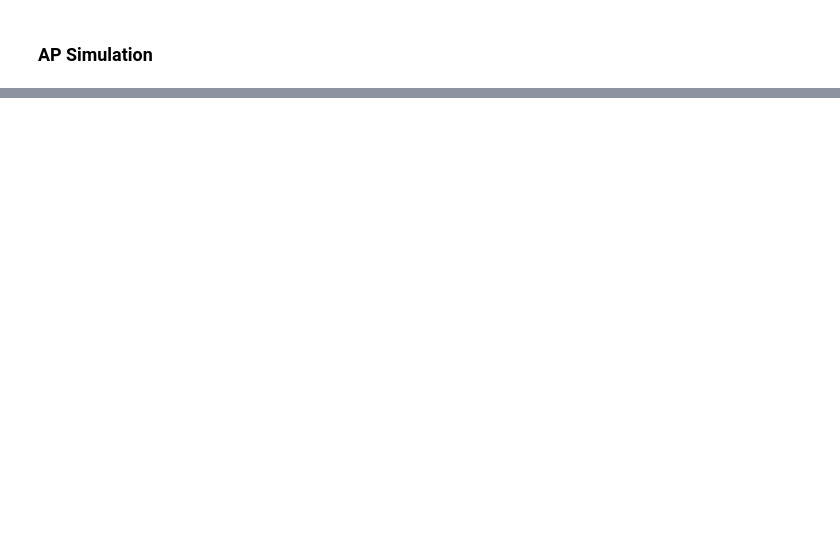
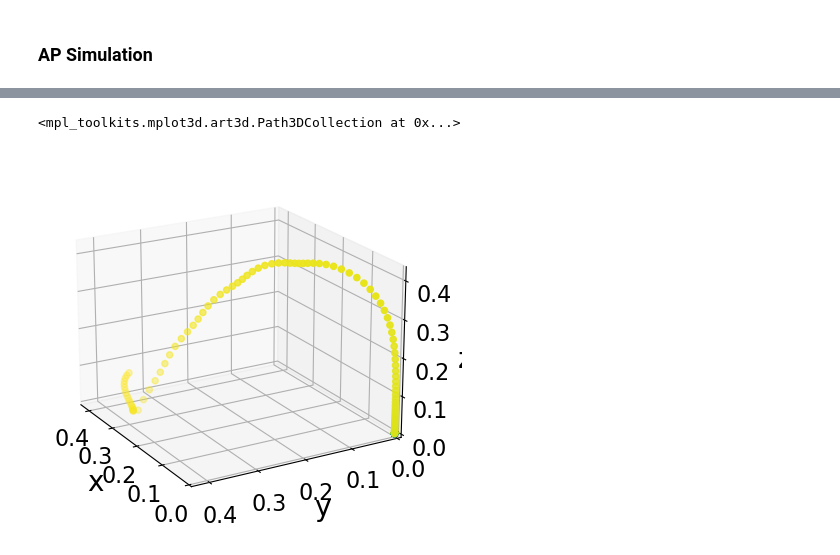
Before and after one commit to allanwzhang/multirotor, a Jupyter notebook: Detailed Demo.ipynb, the cells around one changed output, grey strips where cells are left out. Drawn from its saved outputs; the diff is of its cells as text; code cells hidden in the pictures; blank space fills up the shorter version.

```diff
--- a/Detailed Demo.ipynb
+++ b/Detailed Demo.ipynb
@@ -750,0 +700,12 @@ plot_datalog(ap_log, plots=('pos', 'vel'))
+# %%
+fig = plt.figure()
+xlim = ylim = zlim = (np.min(ap_log.position), np.max(ap_log.position))
+ax = fig.add_subplot(projection='3d', xlim=xlim, ylim=ylim, zlim=zlim)
+ax.set_xlabel('x')
+ax.set_ylabel('y')
+ax.set_zlabel('z')
+ax.view_init(20,150)
+ax.scatter(ap_log.x, ap_log.y, ap_log.z, c=ap_log.t)
+# %% [output]
+<mpl_toolkits.mplot3d.art3d.Path3DCollection at 0x...>
+[figure, added]
```
Also changed, not shown: parts of 29 cells of this notebook, 6 other files.
